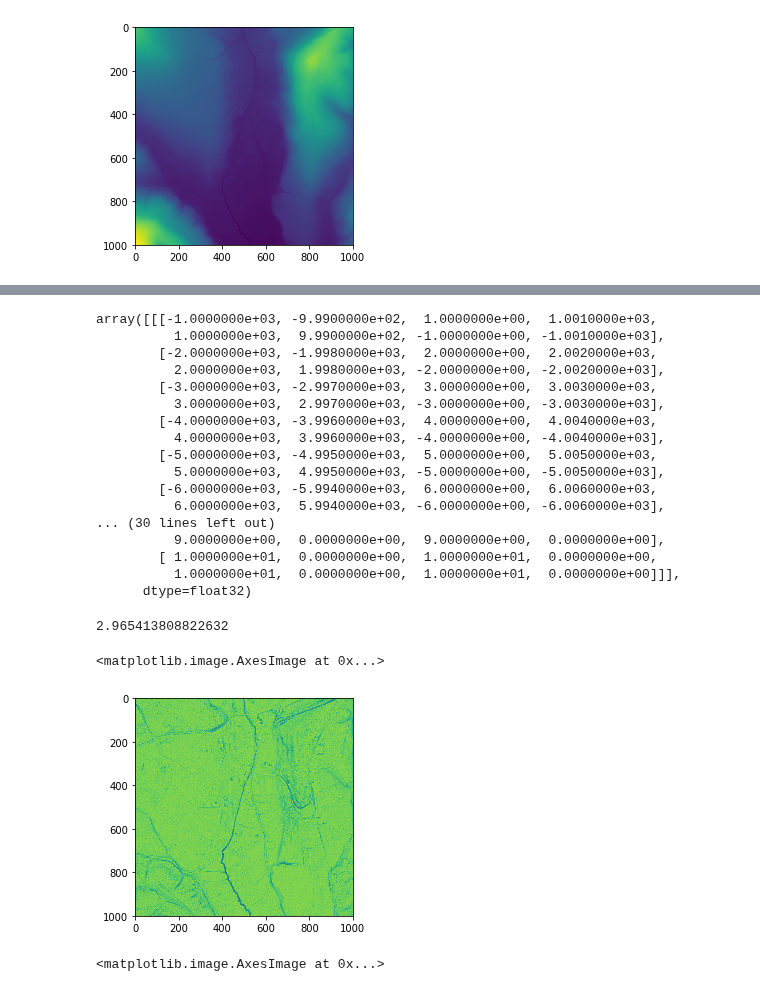
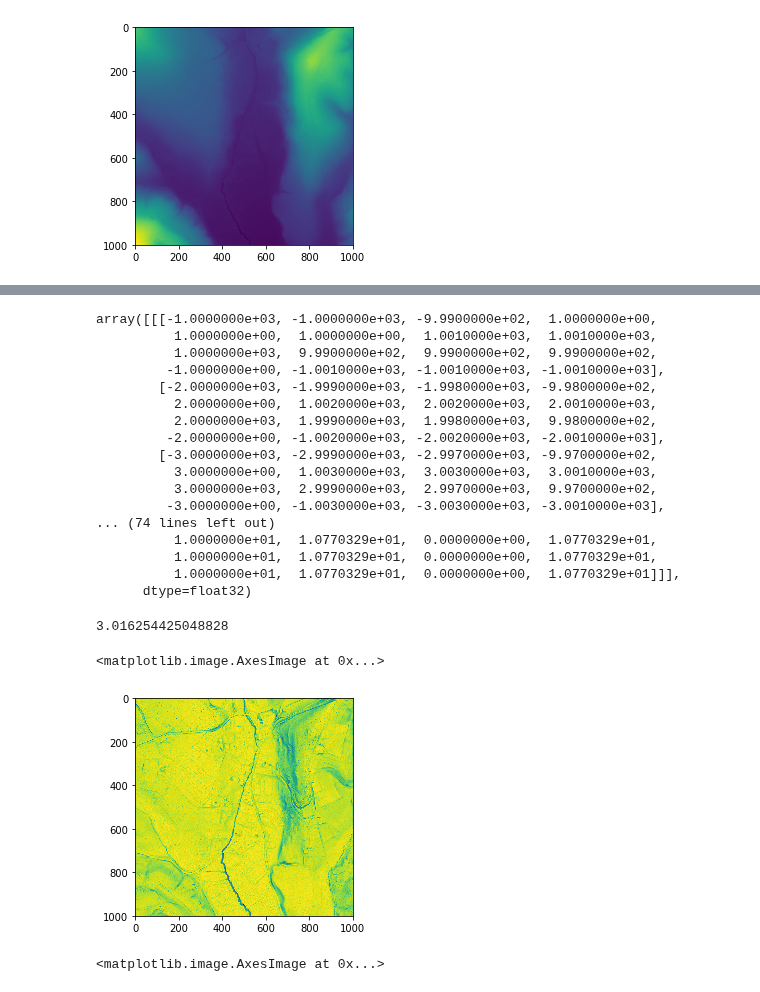
Before and after one commit to EarthObservation/RVT_py, a Jupyter notebook: rvt/svf_klemen.ipynb, the cells around one changed output, grey strips where cells are left out. Drawn from its saved outputs; the diff is of its cells as text; code cells hidden in the pictures.

Commit message:
added ASVF to the notebook

```diff
--- a/rvt/svf_klemen.ipynb
+++ b/rvt/svf_klemen.ipynb
@@ -101,22 +101,22 @@ distance: [1.41421356 2.82842712 4.24264069 5.65685425 7.07106781 8.48528137
 # %%
-sky_view_det_move(8, 10, 1000)
+sky_view_det_move(16, 10, 1000)
 # %% [output]
-array([[[-1.0000000e+03, -9.9900000e+02,  1.0000000e+00,  1.0010000e+03,
-          1.0000000e+03,  9.9900000e+02, -1.0000000e+00, -1.0010000e+03],
-        [-2.0000000e+03, -1.9980000e+03,  2.0000000e+00,  2.0020000e+03,
-          2.0000000e+03,  1.9980000e+03, -2.0000000e+00, -2.0020000e+03],
-        [-3.0000000e+03, -2.9970000e+03,  3.0000000e+00,  3.0030000e+03,
-          3.0000000e+03,  2.9970000e+03, -3.0000000e+00, -3.0030000e+03],
-        [-4.0000000e+03, -3.9960000e+03,  4.0000000e+00,  4.0040000e+03,
-          4.0000000e+03,  3.9960000e+03, -4.0000000e+00, -4.0040000e+03],
-        [-5.0000000e+03, -4.9950000e+03,  5.0000000e+00,  5.0050000e+03,
-          5.0000000e+03,  4.9950000e+03, -5.0000000e+00, -5.0050000e+03],
-        [-6.0000000e+03, -5.9940000e+03,  6.0000000e+00,  6.0060000e+03,
-          6.0000000e+03,  5.9940000e+03, -6.0000000e+00, -6.0060000e+03],
-... (30 lines left out)
-          9.0000000e+00,  0.0000000e+00,  9.0000000e+00,  0.0000000e+00],
-        [ 1.0000000e+01,  0.0000000e+00,  1.0000000e+01,  0.0000000e+00,
-          1.0000000e+01,  0.0000000e+00,  1.0000000e+01,  0.0000000e+00]]],
+array([[[-1.0000000e+03, -1.0000000e+03, -9.9900000e+02,  1.0000000e+00,
+          1.0000000e+00,  1.0000000e+00,  1.0010000e+03,  1.0010000e+03,
+          1.0000000e+03,  9.9900000e+02,  9.9900000e+02,  9.9900000e+02,
+         -1.0000000e+00, -1.0010000e+03, -1.0010000e+03, -1.0010000e+03],
+        [-2.0000000e+03, -1.9990000e+03, -1.9980000e+03, -9.9800000e+02,
+          2.0000000e+00,  1.0020000e+03,  2.0020000e+03,  2.0010000e+03,
+          2.0000000e+03,  1.9990000e+03,  1.9980000e+03,  9.9800000e+02,
+         -2.0000000e+00, -1.0020000e+03, -2.0020000e+03, -2.0010000e+03],
+        [-3.0000000e+03, -2.9990000e+03, -2.9970000e+03, -9.9700000e+02,
+          3.0000000e+00,  1.0030000e+03,  3.0030000e+03,  3.0010000e+03,
+          3.0000000e+03,  2.9990000e+03,  2.9970000e+03,  9.9700000e+02,
+         -3.0000000e+00, -1.0030000e+03, -3.0030000e+03, -3.0010000e+03],
+... (74 lines left out)
+          1.0000000e+01,  1.0770329e+01,  0.0000000e+00,  1.0770329e+01,
+          1.0000000e+01,  1.0770329e+01,  0.0000000e+00,  1.0770329e+01,
+          1.0000000e+01,  1.0770329e+01,  0.0000000e+00,  1.0770329e+01]]],
       dtype=float32)
 # %%
 def sky_view_factor_com_new(height_arr,
@@ -126,7 +126,9 @@ def sky_view_factor_com_new(height_arr,
                             compute_svf=True,
                             compute_opns=False,
                             compute_asvf=False,
-                            #a_main_direction, a_poly_level, a_min_weight,
+                            a_main_direction=315.,
+                            a_poly_level=4,
+                            a_min_weight=0.4,
                             ):
 
     # increase the array shape for the radius_max on all 4 sides
@@ -140,31 +142,30 @@ def sky_view_factor_com_new(height_arr,
         svf_out = np.zeros(height.shape, dtype=np.float32)
     else:
         svf_out = None
+
     if compute_asvf:
         asvf_out = np.zeros(height.shape, dtype=np.float32)
+        w_m = a_min_weight
+        w_a = np.deg2rad(a_main_direction)
+        weight = np.arange(num_directions) * (2 * np.pi / num_directions)
+        weight = (1 - w_m) * (np.cos((weight - w_a) / 2)) ** a_poly_level + w_m
     else:
         asvf_out = None
+
     if compute_opns:
         opns_out = np.zeros(height.shape, dtype=np.float32)
     else:
         opns_out = None
 
-    #if compute_asvf:
-    #    asvf_out = np.zeros(count_height, dtype=np.float32)
-    #    w_m = a_min_weight  # compute weights
-    #    w_a = np.deg2rad(a_main_direction)
-    #    weight = np.arange(num_directions) * dir_step
-    #    weight = (1 - w_m) * (np.cos((weight - w_a) / 2)) ** a_poly_level + w_m
-
     # look into each direction...
-    for direction in move:
+    for i_dir, direction in enumerate(move):
         # reset maximum at each iteration - at each new direction
         max_slope = np.zeros(height.shape, dtype=np.float32) - 1000
 
         # ... and to the search radius
-        for i, radius in enumerate(move[direction]["distance"]):
+        for i_rad, radius in enumerate(move[direction]["distance"]):
             # get shift index from move dictionary
-            shift_indx = move[direction]["shift"][i]
+            shift_indx = move[direction]["shift"][i_rad]
             # estimate the slope
             _ = (np.roll(height, shift_indx, axis=(0,1)) - height) / radius
             # compare to the previus max slope and keep the larges
@@ -174,6 +175,8 @@ def sky_view_factor_com_new(height_arr,
         _ = np.arctan(max_slope)
         if compute_svf:
             svf_out = svf_out + (1 - np.sin(np.maximum(_,0)))
+        if compute_asvf:
+            asvf_out = asvf_out + (1 - np.sin(np.maximum(_,0))) * weight[i_dir]
         if compute_opns:
             opns_out = opns_out + _
 
@@ -181,8 +184,8 @@ def sky_view_factor_com_new(height_arr,
     # average the directional output over all directions
     if compute_svf:
         svf_out = svf_out[radius_max:-radius_max, radius_max:-radius_max] / num_directions
-    # if compute_asvf:
-    #     asvf_out = asvf_out / np.sum(weight)
+    if compute_asvf:
+        asvf_out = asvf_out[radius_max:-radius_max, radius_max:-radius_max]  / np.sum(weight)
     if compute_opns:
         opns_out = 0.5 * np.pi - (opns_out[radius_max:-radius_max, radius_max:-radius_max] / num_directions)
 
@@ -197,17 +200,18 @@ new = sky_view_factor_com_new(dem,
                             radius_min=1,
                             num_directions=32,
                             compute_svf=True,
+                            compute_asvf=True,
                             compute_opns=True)
 
 toc = time.time()
 print(toc-tic)
 # %% [output]
-2.965413808822632
+3.016254425048828
 # %%
-plt.imshow(new["opns"])
+plt.imshow(new["asvf"])
 # %% [output]
 <matplotlib.image.AxesImage at 0x...>
-[figure, old version]
+[figure, new version]
 # %%
 plt.imshow(orig["svf"])
 # %% [output]
```
Also changed, not shown: parts of 2 cells of this notebook.
